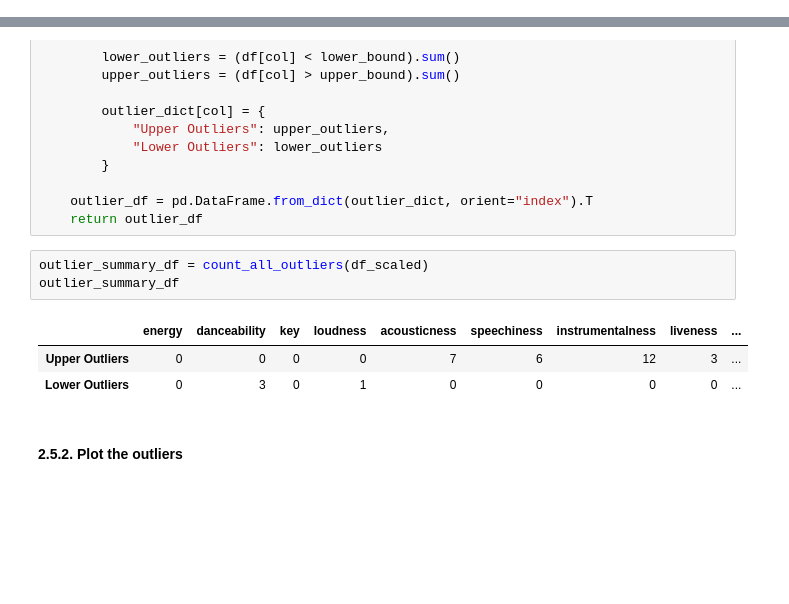
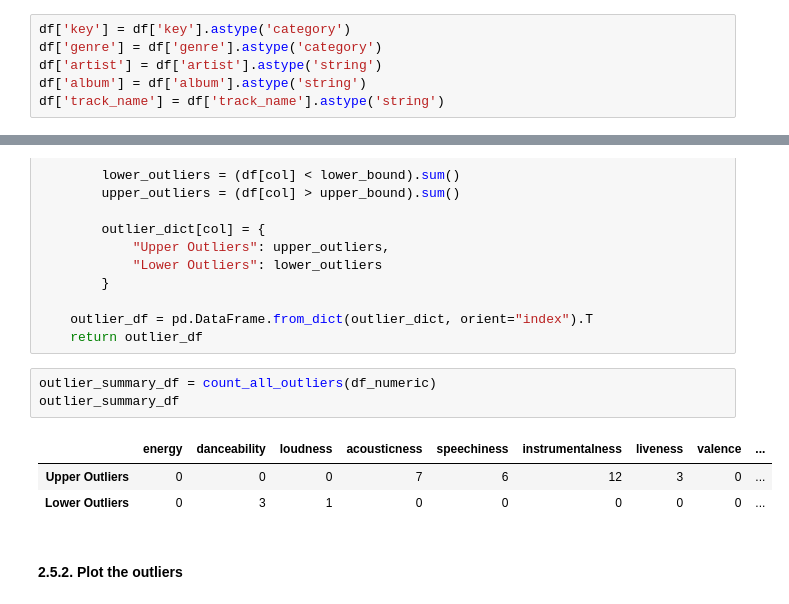
Before and after one commit to monikase/Data-Analytics-Projects, a Jupyter notebook: _12-Data Processing with Pandas/Spotify.ipynb, the cells around one changed output, grey strips where cells are left out. Saved outputs shown, nothing was run; the diff lists cells and outputs as text; blank space fills up the shorter version.

```diff
--- a/_12-Data Processing with Pandas/Spotify.ipynb
+++ b/_12-Data Processing with Pandas/Spotify.ipynb
@@ -57,0 +57,6 @@ memory usage: 6.6+ KB
+# %%
+df['key'] = df['key'].astype('category')
+df['genre'] = df['genre'].astype('category')
+df['artist'] = df['artist'].astype('string')
+df['album'] = df['album'].astype('string')
+df['track_name'] = df['track_name'].astype('string')
@@ -194,11 +200,11 @@ def count_all_outliers(df):
     outlier_df = pd.DataFrame.from_dict(outlier_dict, orient="index").T
     return outlier_df
 # %%
-outlier_summary_df = count_all_outliers(df_scaled)
+outlier_summary_df = count_all_outliers(df_numeric)
 outlier_summary_df
 # %% [output]
-|  | energy | danceability | key | loudness | acousticness | speechiness | instrumentalness | liveness | ... |
-| Upper Outliers | 0 | 0 | 0 | 0 | 7 | 6 | 12 | 3 | ... |
-| Lower Outliers | 0 | 3 | 0 | 1 | 0 | 0 | 0 | 0 | ... |
+|  | energy | danceability | loudness | acousticness | speechiness | instrumentalness | liveness | valence | ... |
+| Upper Outliers | 0 | 0 | 0 | 7 | 6 | 12 | 3 | 0 | ... |
+| Lower Outliers | 0 | 3 | 1 | 0 | 0 | 0 | 0 | 0 | ... |
 # %% [markdown]
 #### 2.5.2. Plot the outliers
```
Also changed, not shown: parts of 53 cells of this notebook.
